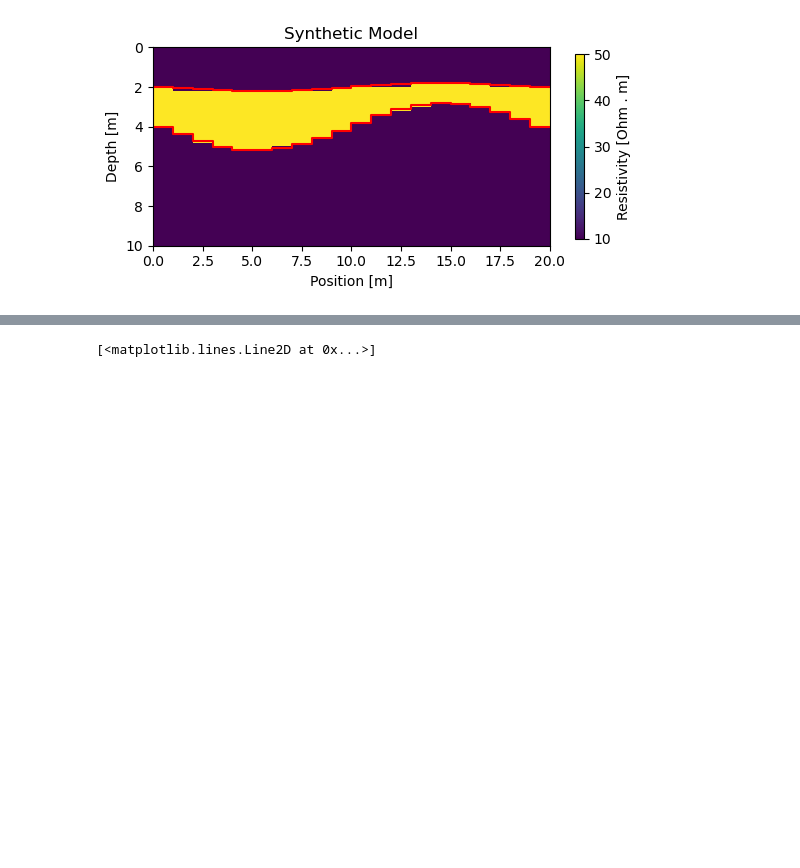
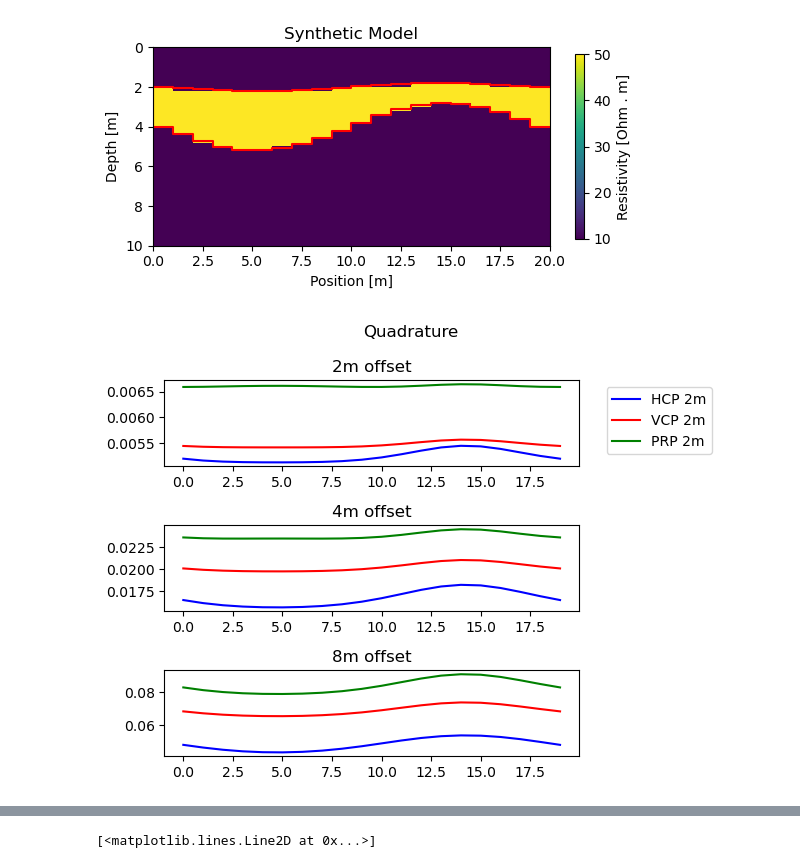
Before and after one commit to mariacarrizo/EMInversion, a Jupyter notebook: Minimization/1DInversionEmpymodPygimli.ipynb, the cells around one changed output, grey strips where cells are left out. Drawn from its saved outputs; the diff is of its cells as text; code cells hidden in the pictures; blank space fills up the shorter version.

Commit message:
Updated normalization L2 and response figures

```diff
--- a/Minimization/1DInversionEmpymodPygimli.ipynb
+++ b/Minimization/1DInversionEmpymodPygimli.ipynb
@@ -29,7 +29,7 @@ Vreceivers = [offsets, offsets*0, height, 90, 0]
 
 # For PRP
 Psource = [0, 0, height]
-Preceivers = [offsets, offsets*0, height]
+Preceivers = [offsets+0.1, offsets*0, height]
 
 # Frequency
 
@@ -157,3 +123,38 @@ plt.step(np.hstack((xx, xx[-1])), np.hstack((depth[0,1],depth[:,2],depth[-1,2]))
 # %% [output]
 [<matplotlib.lines.Line2D at 0x...>]
 [figure]
+# %%
+# Create data to normalize
+
+# Create empty array for true data in each position
+data = []
+
+for i in range(npos):
+    model_i = np.array([thk1[i][0], thk2[i][0]]+resistivities) # True model
+    data.append(EMforward_(model_i[0],model_i[1],model_i[2],model_i[3],model_i[4])) # creating data
+# %%
+# Let's plot the data
+
+data = np.array(data)
+fig, (ax1, ax2, ax3)=plt.subplots(3,1)
+
+ax1.plot(data[:,0], 'b',label='HCP 2m')
+ax1.plot(data[:,3], 'r',label='VCP 2m')
+ax1.plot(data[:,6], 'g',label='PRP 2m')
+ax1.set_title('2m offset')
+ax1.legend(bbox_to_anchor=(1.05, 1.0), loc='upper left')
+
+ax2.plot(data[:,1], 'b',label='HCP 4m')
+ax2.plot(data[:,4], 'r',label='VCP 4m')
+ax2.plot(data[:,7], 'g',label='PRP 4m')
+ax2.set_title('4m offset')
+
+ax3.plot(data[:,2], 'b',label='HCP')
+ax3.plot(data[:,5], 'r',label='VCP')
+ax3.plot(data[:,8], 'g',label='PRP')
+ax3.set_title('8m offset')
+
+fig.suptitle('Quadrature')
+plt.tight_layout()
+# %% [output]
+[figure, added]
```
Also changed, not shown: parts of 13 cells of this notebook.
